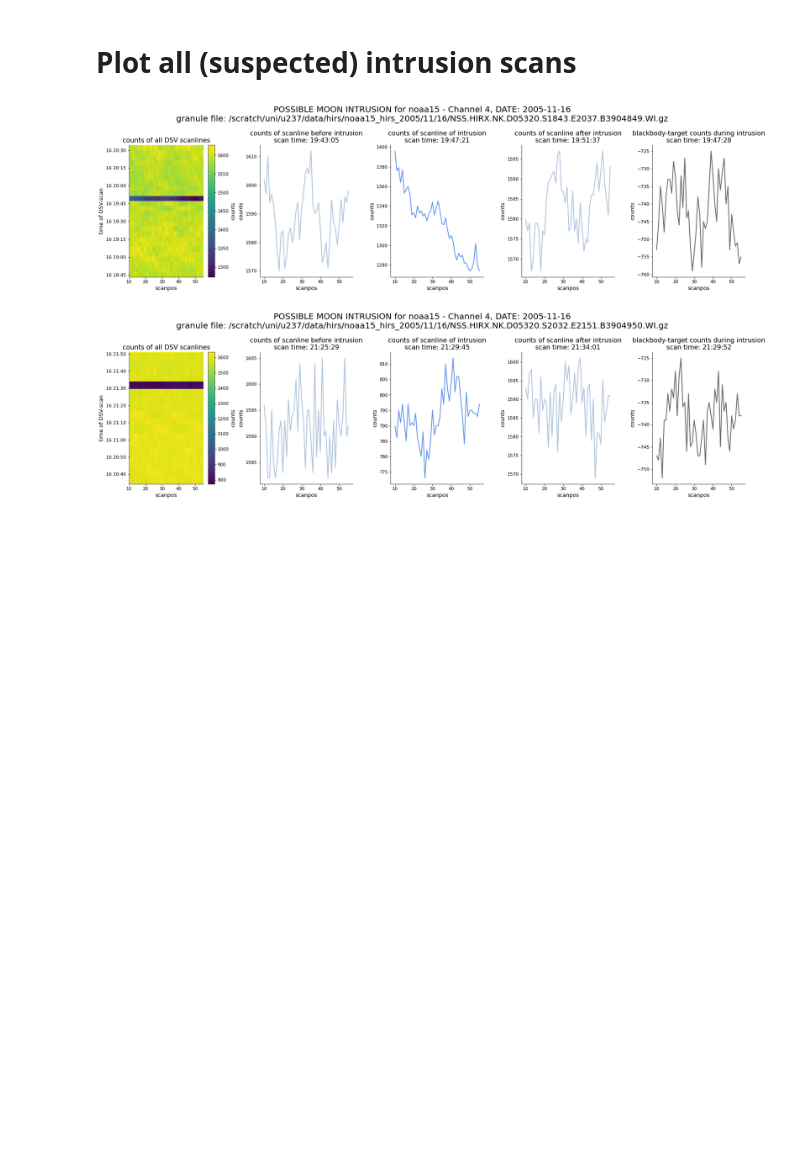
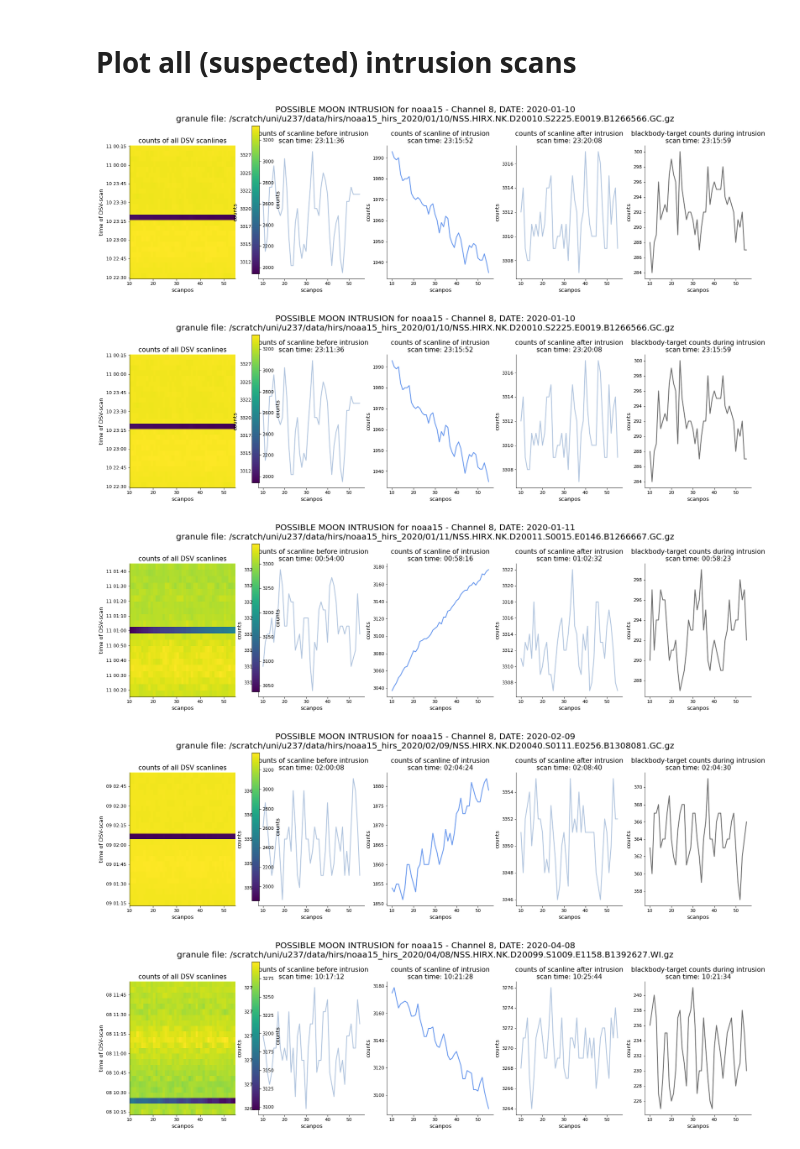
Before and after one commit to MaxRing96/HIRS-Moon-Intrusions, a Jupyter notebook: hirs_find_moon_intrusions.ipynb, the cells around one changed output. Drawn from its saved outputs; the diff is of its cells as text; code cells hidden in the pictures; blank space fills up the shorter version.

```diff
--- a/hirs_find_moon_intrusions.ipynb
+++ b/hirs_find_moon_intrusions.ipynb
@@ -19,15 +21,14 @@ styles.use('typhon')
 # %% [markdown]
 # Select HIRS files for specific timespan
 # %%
-SATELLITE, CHANNEL = "noaa15", 4
-START_DATE, END_DATE = '2005-11', '2005-12'
+SATELLITE, CHANNEL = "noaa15", 8
+START_DATE, END_DATE = '2020-01', '2020-12'
 dates = np.arange(START_DATE, END_DATE, dtype='datetime64[D]')
 # %%
 # Find all filenames for given dates from above and store them in dict
 HIRS_DATA = f"/scratch/uni/u237/data/hirs/{SATELLITE}_hirs_"
 hirs_moon_files = FileSet(path = HIRS_DATA + "{year}/{month}/{day}/"
-                          "*NSS.HIRX.*.D*.S{hour}{minute}.E{end_hour}{end_minute}*.gz")
-
+                          "NSS.HIRX.*.D*.S{hour}{minute}.E{end_hour}{end_minute}*.gz")
 # Set up dictionairy which contains all files
 # for each of the dates / timestamps from above
 files_dict = {}
@@ -41,7 +42,7 @@ for i in range(len(dates)):
     except NoFilesError:
         continue
 
-#files_dict
+#print(files_dict)
 # %% [markdown]
 # Search for intrusions by the gradient of counts in between scanlines
 # %%
@@ -169,6 +168,7 @@ hirs_moon_intrusions_noaa15_CH4_2005-11_2005-12.txt
 # %% [markdown]
 # Plot all (suspected) intrusion scans
 # %%
+warnings.filterwarnings('ignore')
 # Plot data of moon intrusion files
 
 # change to 'true' if plots should be saved
@@ -184,7 +184,7 @@ if not os.path.exists(directory):
 # satellite, channel and timeslot:
 txtfile_header = 5
 intrusion_list = []
-with open(f'moon_intrusion_files/hirs_moon_intrusions_'
+with open(f'hirs_moon_intrusions_'
           f'{SATELLITE}_CH{CHANNEL}_{START_DATE}_{END_DATE}.txt','r') as txtfile:
 
     intrusion_list = txtfile.readlines()
@@ -267,32 +267,35 @@ for file in intrusion_list:
         # plot bb counts of scanline during the intrusion and set title
         axes[4].plot(blackbody_during_intrusion_counts.scanpos,
                     blackbody_during_intrusion_counts, color='dimgrey')
         axes[4].set(title='blackbody-target counts during intrusion\n'
                     f'scan time: {str(blackbody_during_intrusion_counts.time.values)[11:19]}',
                     xlabel='scanpos',
                     ylabel='counts')
 
         # retrieve date and scan time of intrusion to use it in the plot title
         # and filename
         date_of_intrusion = str(scanline_of_intrusion_counts.time.values)[:10]
         scan_time = str(scanline_of_intrusion_counts.time.values)[11:19]
 
         # set plot title
         fig.suptitle(f"POSSIBLE MOON INTRUSION for {SATELLITE} - Channel {CHANNEL}, "
                     f"DATE: {date_of_intrusion}\n"
                     f"granule file: {file}",fontsize=20)
 
         # adjust spacing in between the plots
         fig.tight_layout(pad=1,w_pad=0.2)
 
         # save plot if set to 'True'
         if savefig == True:
             plt.savefig(f"{directory}/hirs_{SATELLITE}_channel{CHANNEL}_dsv_moon_intrusion_{date_of_intrusion}_{scan_time}.pdf",
                         bbox_inches='tight')
 
     except ValueError or IndexError:
         print('! Plotting Error for intrusion file: ',file)
         continue
 # %% [output]
-[figure, old version]
+[figure, new version]
-[figure, old version]
+[figure, new version]
+[figure, added]
+[figure, added]
+[figure, added]
```
Also changed, not shown: parts of 3 cells of this notebook.
